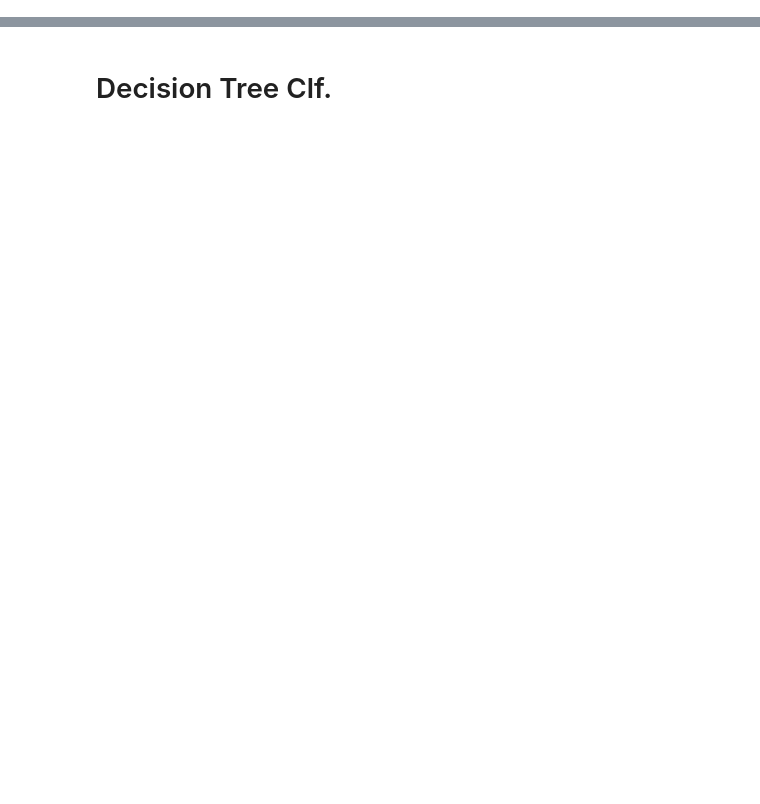
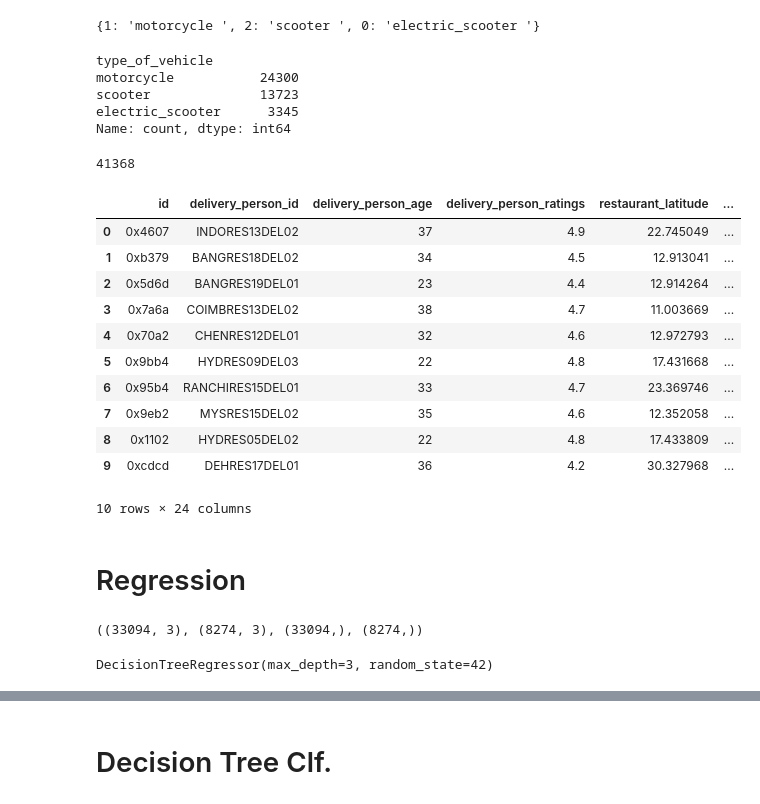
Before and after one commit to dkim949/tree_tutorial, a Jupyter notebook: notebooks/sample.ipynb, the cells around one changed output, grey strips where cells are left out. Saved outputs shown, nothing was run; the diff lists cells and outputs as text; code cells hidden in the pictures; blank space fills up the shorter version.

```diff
--- a/notebooks/sample.ipynb
+++ b/notebooks/sample.ipynb
@@ -7,0 +15,58 @@ from sklearn.tree import DecisionTreeClassifier, DecisionTreeRegressor
+# %%
+# uber sample data set
+path = '../data'
+data = pd.read_csv(path+'/data.csv')
+# %%
+new_columns = [c.lower() for c in data.columns]
+data.columns = new_columns
+# %%
+'''
+the haversine formula assumes the earth is a sphere, which results in errors of up to about 0.5% (according to help(geopy.distance)).
+The Vincenty distance uses more accurate ellipsoidal models, such as WGS-84, and is implemented in geopy. For example,
+'''
+
+data["weatherconditions"] = data["weatherconditions"].apply(lambda x: x.replace("conditions ", ""))
+data["time_taken(min)"] = data["time_taken(min)"].apply(lambda x: x.replace("(min)", ""))  #.astype('int32')
+# data["distance"] = geopy.distance.geodesic(coords_1, coords_2)
+# %%
+data["restaurant_coord"] = data.apply(lambda x: (x["restaurant_latitude"], x["restaurant_longitude"]), axis=1)
+data["delivery_coord"] = data.apply(lambda x: (x["delivery_location_latitude"], x["delivery_location_longitude"]), axis=1)
+data["distance_m"] = data.apply(lambda x: geopy.distance.geodesic(x["restaurant_coord"], x["delivery_coord"]).m, axis=1)
+data["type_of_vehicle_cd"] = data["type_of_vehicle"].astype('category').cat.codes  #.astype('category')
+data = data.replace('NaN ', pd.NA).dropna()
+# data.dropna(inplace=True)
+# %%
+#zip the number and name together into a dictionary
+label_dict = dict(zip(data["type_of_vehicle_cd"], data["type_of_vehicle"]))
+label_dict
+# %% [output]
+{1: 'motorcycle ', 2: 'scooter ', 0: 'electric_scooter '}
+# %%
+data["type_of_vehicle"].value_counts()
+# %% [output]
+type_of_vehicle
+motorcycle           24300
+scooter              13723
+electric_scooter      3345
+Name: count, dtype: int64
+# %%
+len(data)
+# %% [output]
+41368
+# %%
+data.head(10)
+# %% [output]
+|  | id | delivery_person_id | delivery_person_age | delivery_person_ratings | restaurant_latitude | ... |
+| 0 | 0x4607 | INDORES13DEL02 | 37 | 4.9 | 22.745049 | ... |
+| 1 | 0xb379 | BANGRES18DEL02 | 34 | 4.5 | 12.913041 | ... |
+| 2 | 0x5d6d | BANGRES19DEL01 | 23 | 4.4 | 12.914264 | ... |
+| 3 | 0x7a6a | COIMBRES13DEL02 | 38 | 4.7 | 11.003669 | ... |
+| 4 | 0x70a2 | CHENRES12DEL01 | 32 | 4.6 | 12.972793 | ... |
+| 5 | 0x9bb4 | HYDRES09DEL03 | 22 | 4.8 | 17.431668 | ... |
+| 6 | 0x95b4 | RANCHIRES15DEL01 | 33 | 4.7 | 23.369746 | ... |
+| 7 | 0x9eb2 | MYSRES15DEL02 | 35 | 4.6 | 12.352058 | ... |
+| 8 | 0x1102 | HYDRES05DEL02 | 22 | 4.8 | 17.433809 | ... |
+| 9 | 0xcdcd | DEHRES17DEL01 | 36 | 4.2 | 30.327968 | ... |
+10 rows × 24 columns
+# %% [markdown]
+# Regression
@@ -7,0 +83,12 @@ from sklearn.tree import DecisionTreeClassifier, DecisionTreeRegressor
+# %%
+# Train-Test-Validation Split: 6:2:2
+X_train, X_test, y_train, y_test = train_test_split(X, y, stratify=y, test_size=0.2, random_state=seed)
+# X_train, X_val, y_train, y_val = train_test_split(X_train, y_train, test_size=0.25, random_state=seed) # 0.25 x 0.8 = 0.2
+X_train.shape, X_test.shape, y_train.shape, y_test.shape
+# %% [output]
+((33094, 3), (8274, 3), (33094,), (8274,))
+# %%
+tree_reg = DecisionTreeRegressor(max_depth=3, random_state=seed)
+tree_reg.fit(X_train, y_train)
+# %% [output]
+DecisionTreeRegressor(max_depth=3, random_state=42)
```
Also changed, not shown: parts of 21 cells of this notebook, 4 other files.
